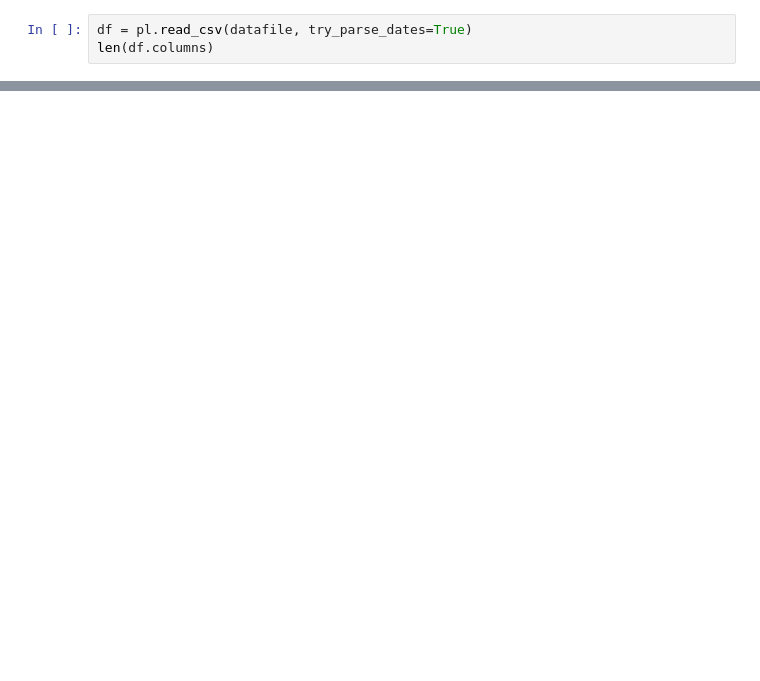
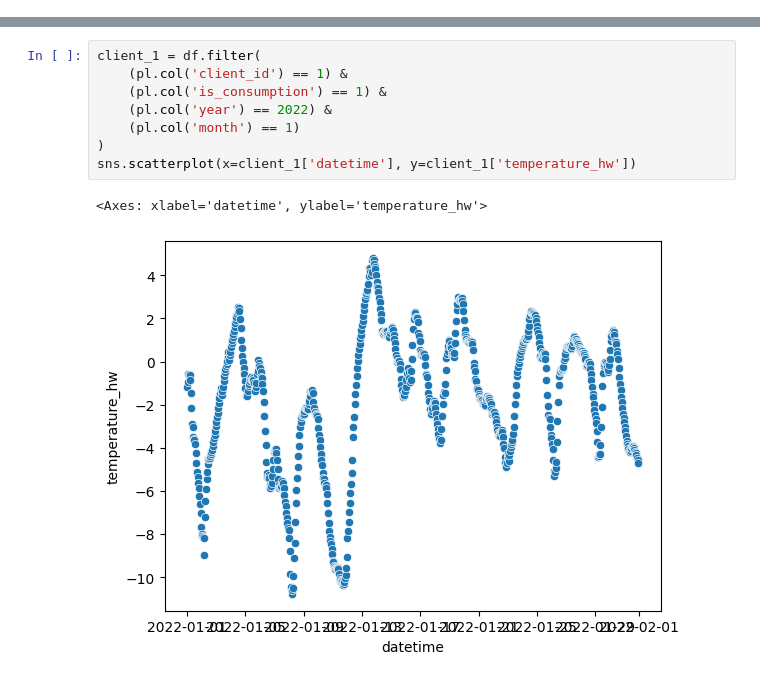
Before and after one commit to pabbuen/TFG-ProduccionElectrica, a Jupyter notebook: codigo/notebooks/data_exploration.ipynb, the cells around one changed output, grey strips where cells are left out. Cells and saved outputs as stored; diff of their text form; blank space fills up the shorter version.

```diff
--- a/codigo/notebooks/data_exploration.ipynb
+++ b/codigo/notebooks/data_exploration.ipynb
@@ -10,3 +7,0 @@ df2 = Path('../data/train.csv')
-# %%
-df = pl.read_csv(datafile, try_parse_dates=True)
-len(df.columns)
@@ -34,0 +145,11 @@ sns.scatterplot(x=df['datetime'], y=df['mean_price_per_mwh_24h_gas'])
+# %%
+client_1 = df.filter(
+    (pl.col('client_id') == 1) &
+    (pl.col('is_consumption') == 1) &
+    (pl.col('year') == 2022) &
+    (pl.col('month') == 1)
+)
+sns.scatterplot(x=client_1['datetime'], y=client_1['temperature_hw'])
+# %% [output]
+<Axes: xlabel='datetime', ylabel='temperature_hw'>
+[figure, added]
```
Also changed, not shown: parts of 16 cells of this notebook.
